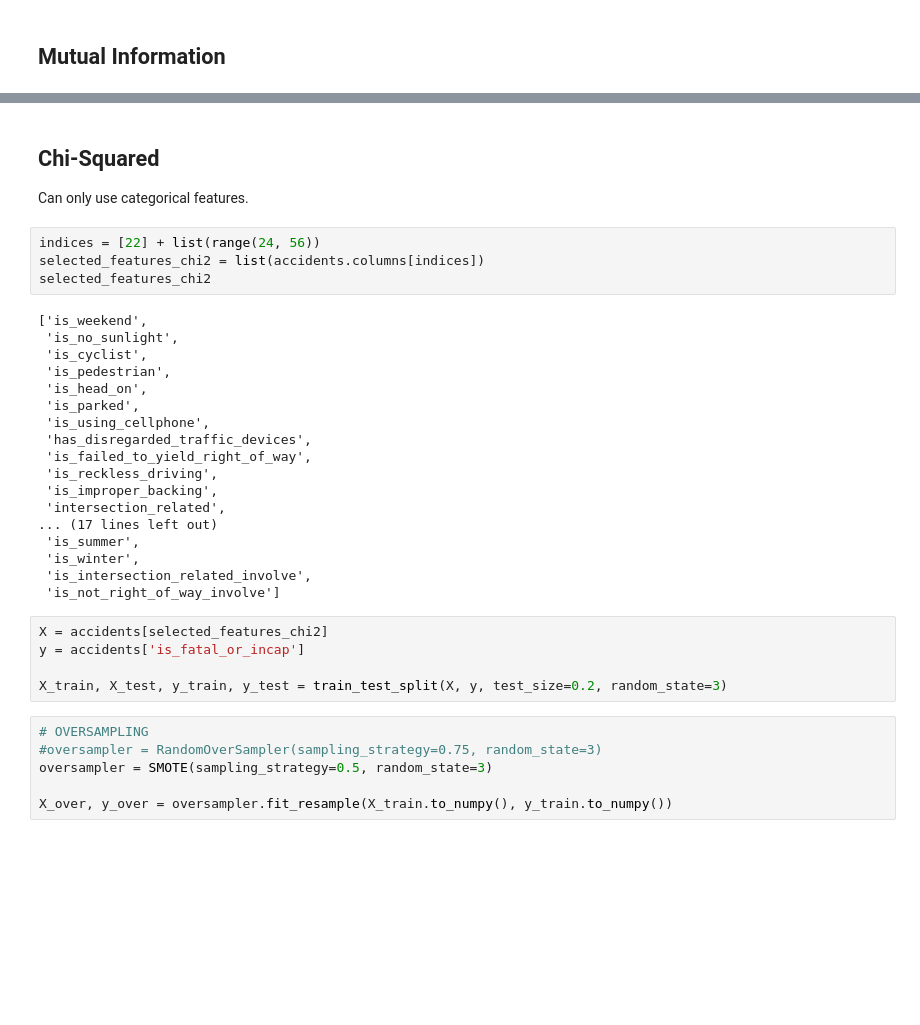
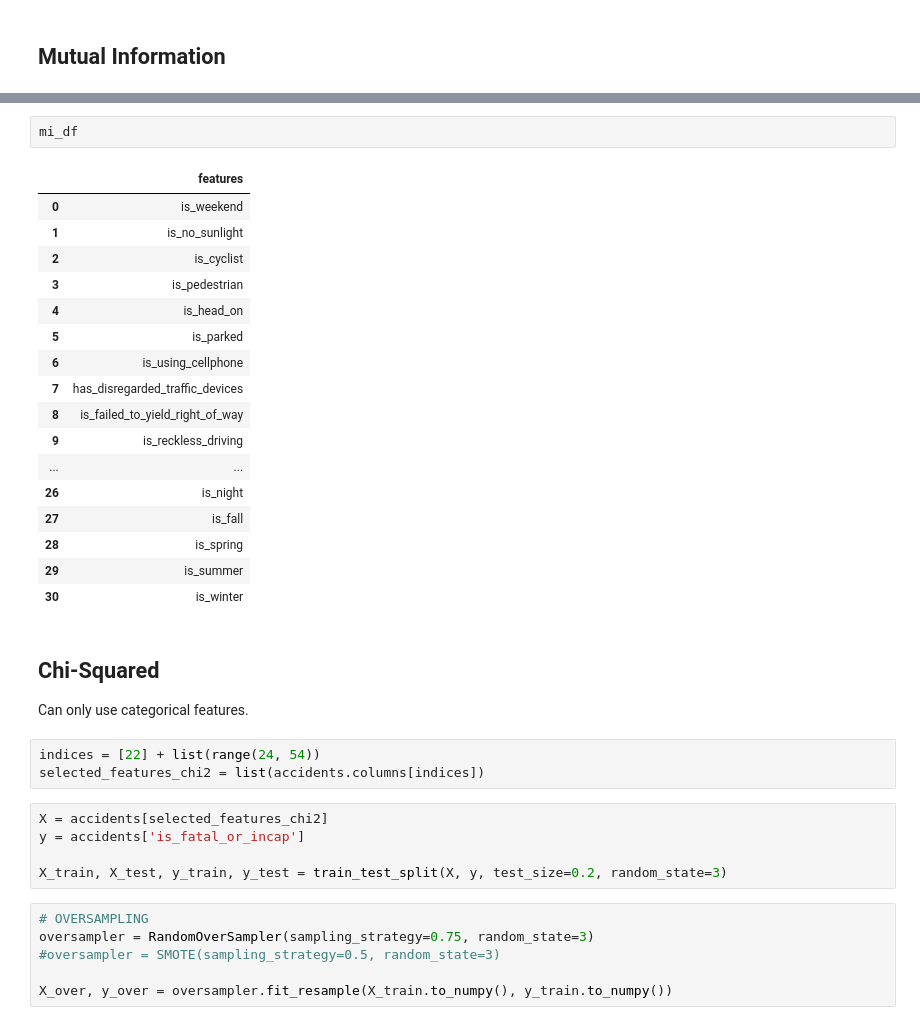
Before and after one commit to Morgan-Sell/chicago-traffic-safety, a Jupyter notebook: feature_selection.ipynb, the cells around one changed output, grey strips where cells are left out. Saved outputs shown, nothing was run; the diff lists cells and outputs as text; blank space fills up the shorter version.

```diff
--- a/feature_selection.ipynb
+++ b/feature_selection.ipynb
@@ -113,29 +110,30 @@ fig.tight_layout();
+# %%
+mi_df
+# %% [output]
+|  | features |
+| 0 | is_weekend |
+| 1 | is_no_sunlight |
+| 2 | is_cyclist |
+| 3 | is_pedestrian |
+| 4 | is_head_on |
+| 5 | is_parked |
+| 6 | is_using_cellphone |
+| 7 | has_disregarded_traffic_devices |
+| 8 | is_failed_to_yield_right_of_way |
+| 9 | is_reckless_driving |
+| ... | ... |
+| 26 | is_night |
+| 27 | is_fall |
+| 28 | is_spring |
+| 29 | is_summer |
+| 30 | is_winter |
 # %% [markdown]
 ## Chi-Squared
 
 Can only use categorical features.
 # %%
-indices = [22] + list(range(24, 56))
+indices = [22] + list(range(24, 54))
 selected_features_chi2 = list(accidents.columns[indices])
-selected_features_chi2
-# %% [output]
-['is_weekend',
- 'is_no_sunlight',
- 'is_cyclist',
- 'is_pedestrian',
- 'is_head_on',
- 'is_parked',
- 'is_using_cellphone',
- 'has_disregarded_traffic_devices',
- 'is_failed_to_yield_right_of_way',
- 'is_reckless_driving',
- 'is_improper_backing',
- 'intersection_related',
-... (17 lines left out)
- 'is_summer',
- 'is_winter',
- 'is_intersection_related_involve',
- 'is_not_right_of_way_involve']
 # %%
 X = accidents[selected_features_chi2]
 y = accidents['is_fatal_or_incap']
@@ -143,8 +141,8 @@ y = accidents['is_fatal_or_incap']
 X_train, X_test, y_train, y_test = train_test_split(X, y, test_size=0.2, random_state=3)
 # %%
 # OVERSAMPLING
-#oversampler = RandomOverSampler(sampling_strategy=0.75, random_state=3)
-oversampler = SMOTE(sampling_strategy=0.5, random_state=3)
+oversampler = RandomOverSampler(sampling_strategy=0.75, random_state=3)
+#oversampler = SMOTE(sampling_strategy=0.5, random_state=3)
 
 X_over, y_over = oversampler.fit_resample(X_train.to_numpy(), y_train.to_numpy())
 # %%
```
Also changed, not shown: parts of 6 cells of this notebook, 8 other files.
